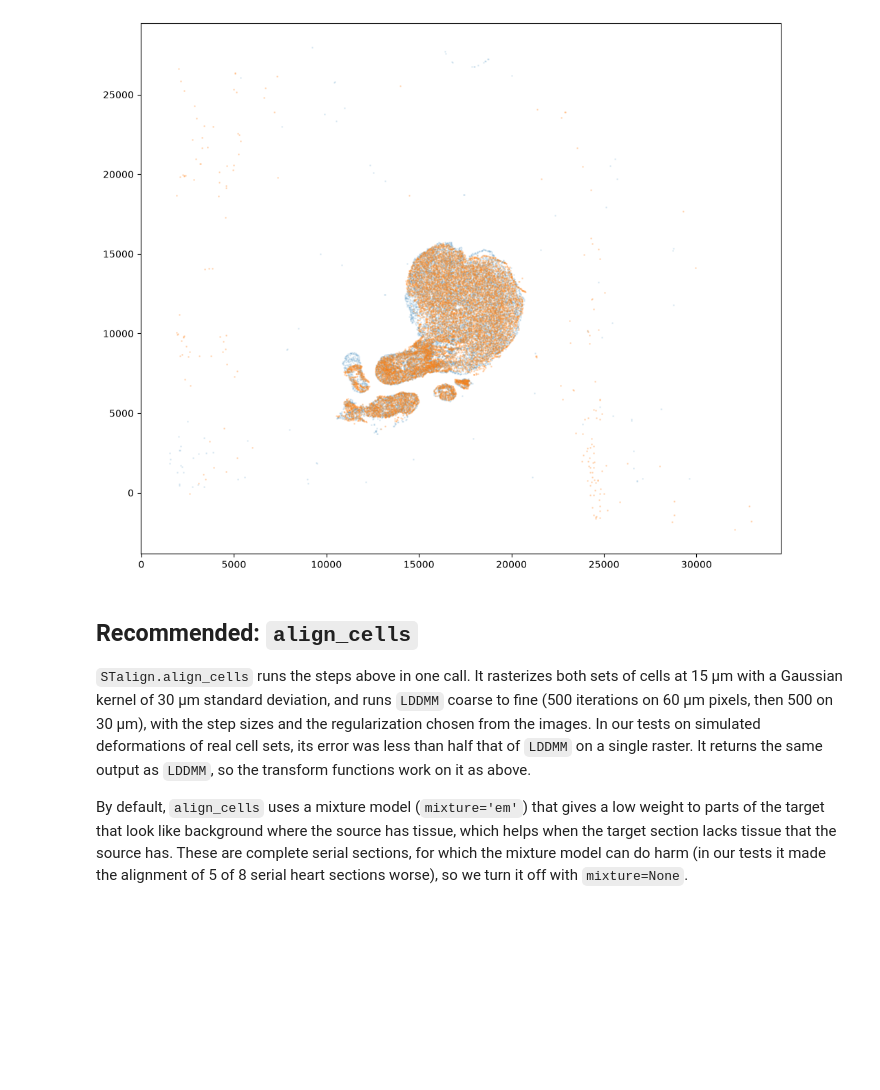
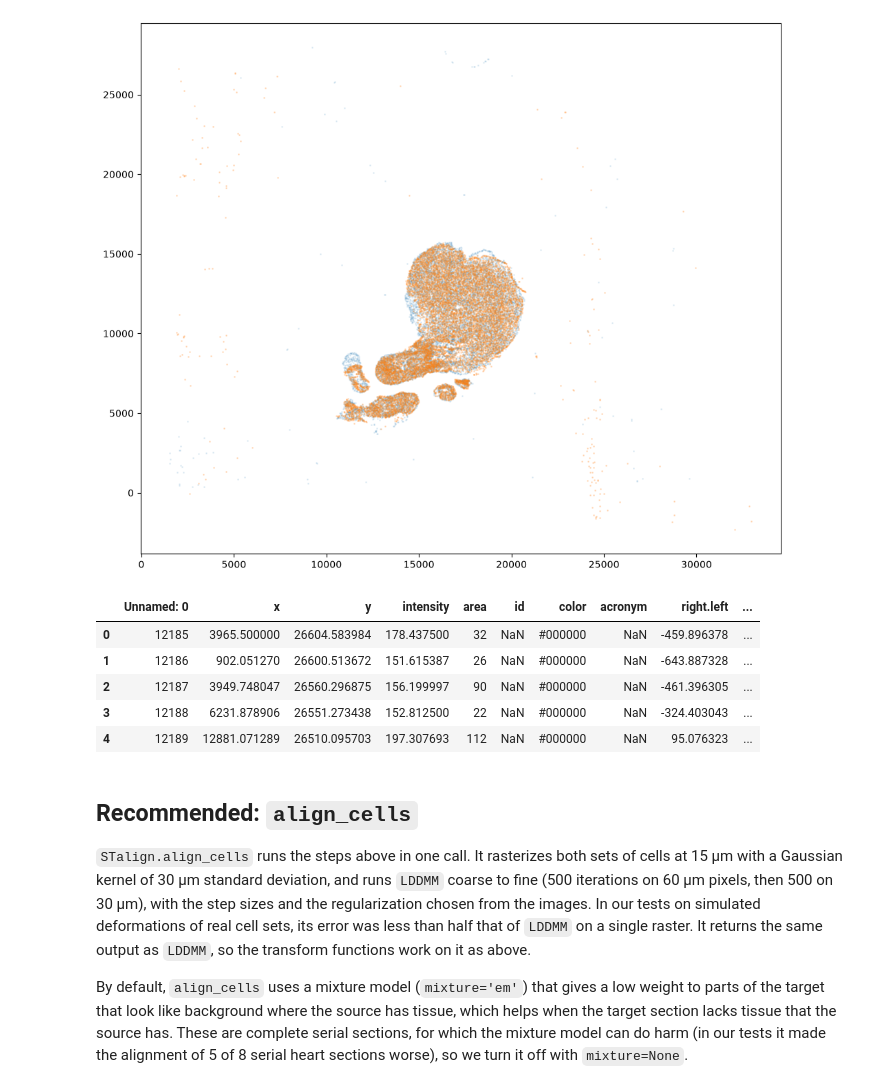
Before and after one commit to JEFworks-Lab/STalign, a Jupyter notebook: docs/notebooks/heart-alignment.ipynb, the cells around one changed output. Cells and saved outputs as stored; diff of their text form; code cells hidden in the pictures; blank space fills up the shorter version.

```diff
--- a/docs/notebooks/heart-alignment.ipynb
+++ b/docs/notebooks/heart-alignment.ipynb
@@ -260,3 +257,14 @@ results = tpointsJ.numpy()
 # %%
-# the cells of CN73_E2 (the target) in the coordinates of CN73_E1 (the source), as rows (y, x)
-np.savetxt('../heart_data/CN73_E2_STalign_to_CN73_E1.csv.gz', results, delimiter=',')
+# save results: the cells of CN73_E2 (the target) with their positions in the coordinates of CN73_E1 (the source)
+# tpointsJ holds rows (y, x)
+results = df2.copy()
+results['aligned_x'] = tpointsJ[:, 1].numpy()
+results['aligned_y'] = tpointsJ[:, 0].numpy()
+results.head()
+# %% [output]
+|  | Unnamed: 0 | x | y | intensity | area | id | color | acronym | right.left | ... |
+| 0 | 12185 | 3965.500000 | 26604.583984 | 178.437500 | 32 | NaN | #000000 | NaN | -459.896378 | ... |
+| 1 | 12186 | 902.051270 | 26600.513672 | 151.615387 | 26 | NaN | #000000 | NaN | -643.887328 | ... |
+| 2 | 12187 | 3949.748047 | 26560.296875 | 156.199997 | 90 | NaN | #000000 | NaN | -461.396305 | ... |
+| 3 | 12188 | 6231.878906 | 26551.273438 | 152.812500 | 22 | NaN | #000000 | NaN | -324.403043 | ... |
+| 4 | 12189 | 12881.071289 | 26510.095703 | 197.307693 | 112 | NaN | #000000 | NaN | 95.076323 | ... |
```
Also changed, not shown: parts of 4 cells of this notebook, 9 other files.
